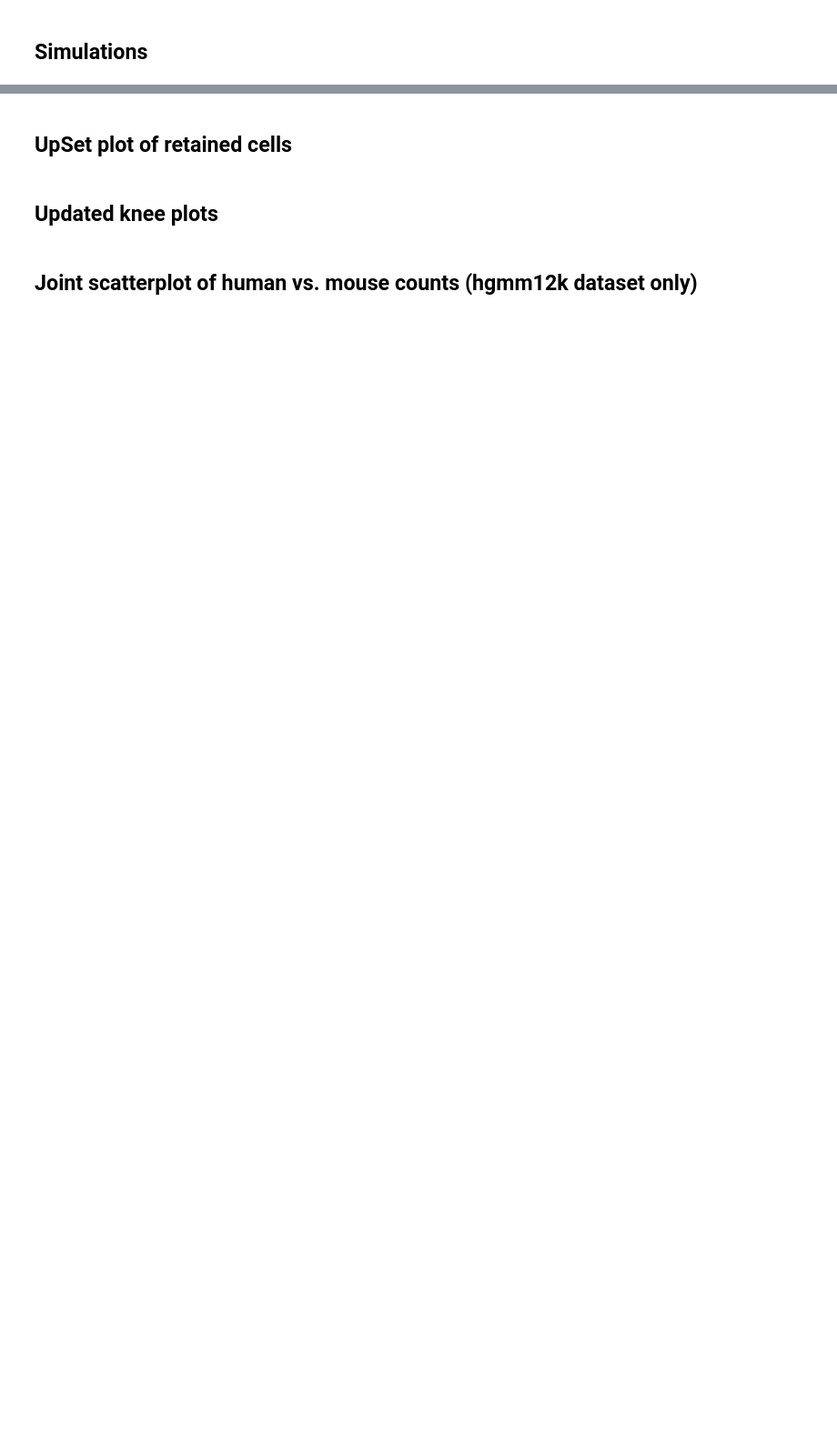
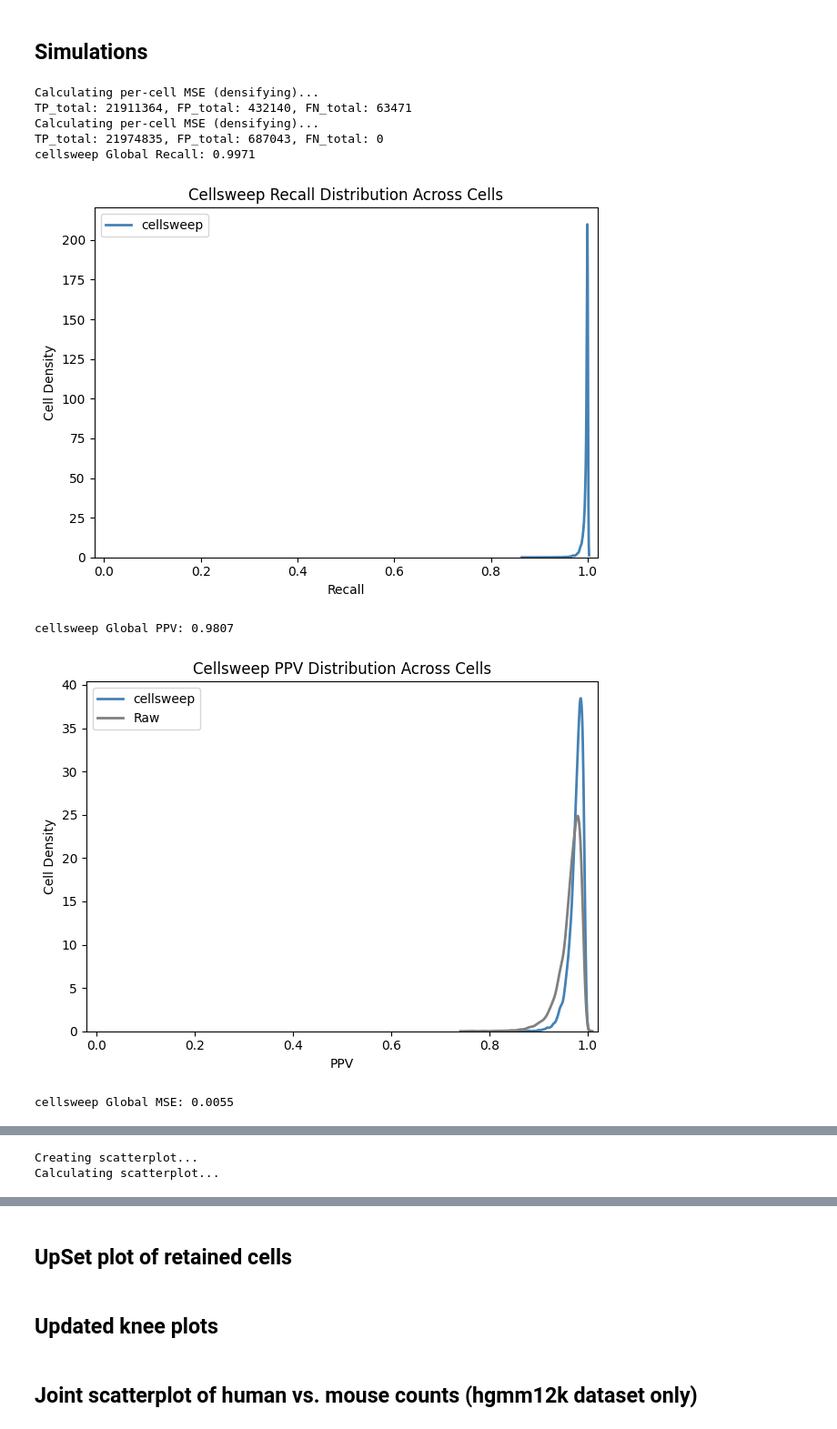
Before and after one commit to pachterlab/cellsweep, a Jupyter notebook: notebooks/benchmarking.ipynb, the cells around one changed output, grey strips where cells are left out. Shown at 91% size. Cells and saved outputs as stored; diff of their text form; code cells hidden in the pictures; blank space fills up the shorter version.

```diff
--- a/notebooks/benchmarking.ipynb
+++ b/notebooks/benchmarking.ipynb
@@ -51,7 +51,7 @@ dataset_name = "simulation1_small_noise"  # options: pbmc8k, hgmm_12k, kidney_nu
 alternative_tools = ["cellbender", "soupx", "decontx", "scar"]
 rerun_tools = False  # rerun tools if files don't exist OR if overwrite=True (else download from Box) - if True, requires docker
 verbose = 2  # 2 debug, 1 info, 0 warning, -1 error, -2 critical
-overwrite = True  # overwrite existing files
+overwrite = False  # overwrite existing files
 scar_env = "/home/jrich/miniconda3/envs/scar"
 use_cuda = False  # for CellBender and scAR
 threads = 8  # for cellsweep and CellBender (if use_cuda=False)
@@ -506,6 +609,11 @@ for key, adata in adata_dict.items():
 # %% [markdown]
 ## Simulations
 # %%
+import importlib
+import cellsweep.utils.visualization_utils as visualization_utils
+importlib.reload(visualization_utils)
+importlib.reload(cs_utils)
+
 if dataset_name.startswith("simulation"):
 
     def get_top_contaminated_markers(adata, n_top):
@@ -611,30 +719,40 @@ if dataset_name.startswith("simulation"):
             # cs_utils.plot_histogram_simulation(X_true_noise, data_type="matrix", log_scale=True, title="True noise")
             # cs_utils.plot_histogram_simulation(X_true_noise, data_type="cell", log_scale=False, title="True noise")
             cs_utils.plot_histogram_simulation(noise_diff, data_type="matrix", log_scale=True, title="Noise difference (true - predicted)")
 
             adata_predicted_signal.obs["total_signal"] = total_signal
             adata_predicted_signal.obs["total_noise"] = total_noise
 
             adata_raw_tmp.obs["total_noise"] = np.asarray(X_true_noise.sum(axis=1)).ravel()
             adata_raw_tmp.obs["total_signal"] = np.asarray(X_true.sum(axis=1)).ravel()
 
             out_path = os.path.join(out_dir, f"cross_species_joint_scatterplot_total_signal_vs_total_noise_{adata_name}.png")
             cs_utils.plot_cross_species_joint_scatterplot(adata_raw_tmp, adata_predicted_signal, processed_name=adata_name, x_name="total_signal", y_name="total_noise", genome_column=None, marginal_color_number=2, x_axis="total_signal", y_axis="total_noise", marginal_type="histogram", fill_histogram=False, show_marginal_ticks=True, show_point_movement=True, out_path=out_path, show=True)
 
 
         plot_signal_noise_scatter(adata_true_signal, adata_predicted_signal, adata_true_noise, adata_predicted_noise)
         plot_signal_noise_scatter(adata_true_signal[:, markers].copy(), adata_predicted_signal[:, markers].copy(), adata_true_noise[:, markers].copy(), adata_predicted_noise[:, markers].copy())
 
         if "celltype" not in adata_predicted_signal.obs.columns:
             adata_predicted_signal.obs = adata_predicted_signal.obs.merge(adata_raw_tmp.obs[["celltype"]], left_index=True, right_index=True, how="left")
 
         out_path_raw = os.path.join(out_dir, f"dotplot_raw.png")
         out_path_processed = os.path.join(out_dir, f"dotplot_{adata_name}.png")
         plot_raw = (adata_name == "cellsweep")
         cs_utils.make_raw_and_processed_dotplots(adata_raw_tmp, adata_predicted_signal, marker_genes, plot_raw=plot_raw, cluster_column='celltype', log_raw=False, log_processed=False, title_raw=f"Raw Data Dotplot", title_processed=f"{adata_name} Processed Data Dotplot", out_path_raw=out_path_raw, out_path_processed=out_path_processed)
 
         # del adata_raw_tmp
         # del adata_predicted_signal
         # del adata_predicted_noise
         # del adata_true_signal
         # del adata_true_noise
+# %% [output]
+Calculating per-cell MSE (densifying)...
+TP_total: 21911364, FP_total: 432140, FN_total: 63471
+Calculating per-cell MSE (densifying)...
+TP_total: 21974835, FP_total: 687043, FN_total: 0
+cellsweep Global Recall: 0.9971
+[figure, added]
+cellsweep Global PPV: 0.9807
+[figure, added]
+cellsweep Global MSE: 0.0055
@@ -640,0 +764,2 @@ if dataset_name.startswith("simulation"):
+Creating scatterplot...
+Calculating scatterplot...
```
Also changed, not shown: parts of 22 cells of this notebook, 3 other files.
